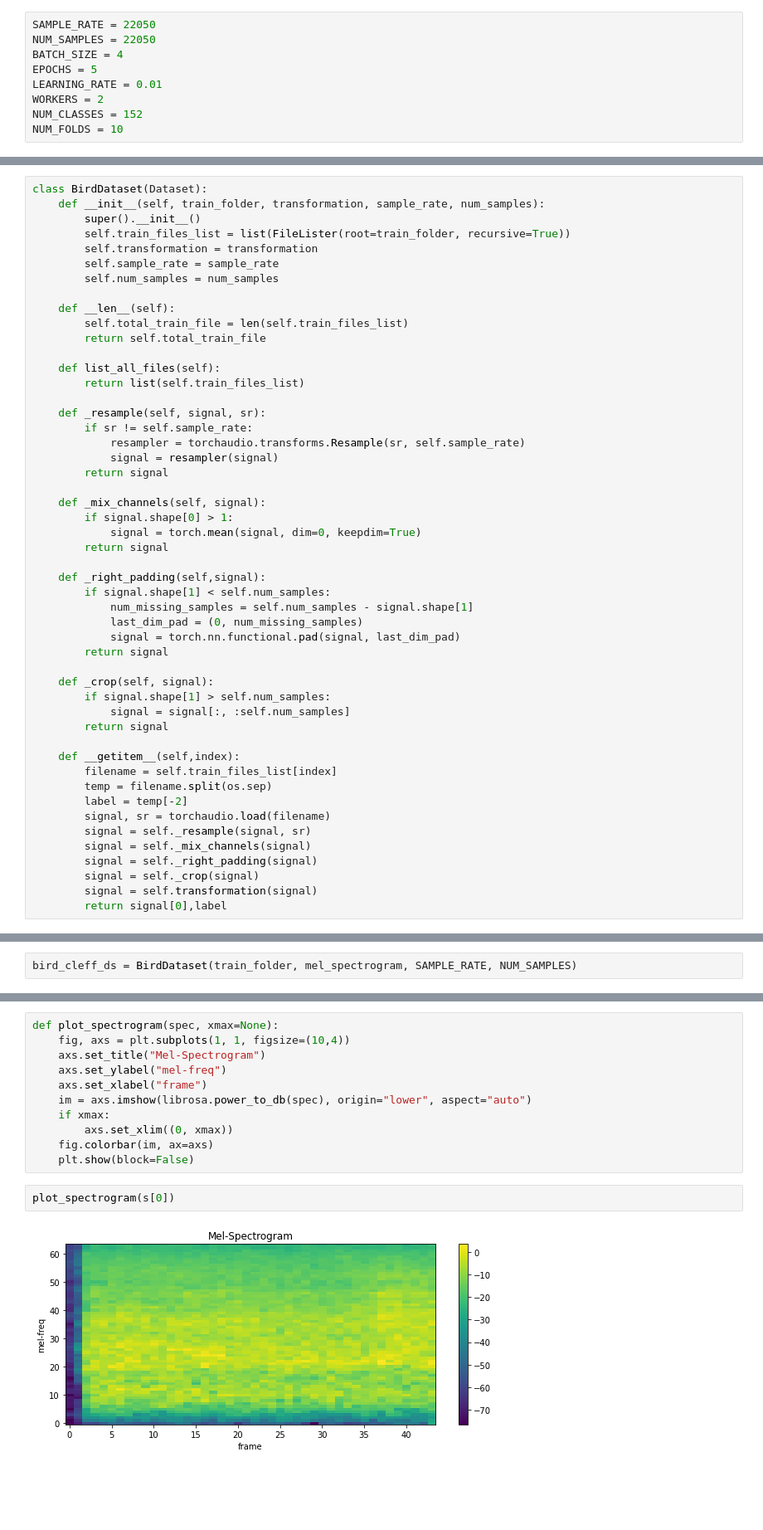
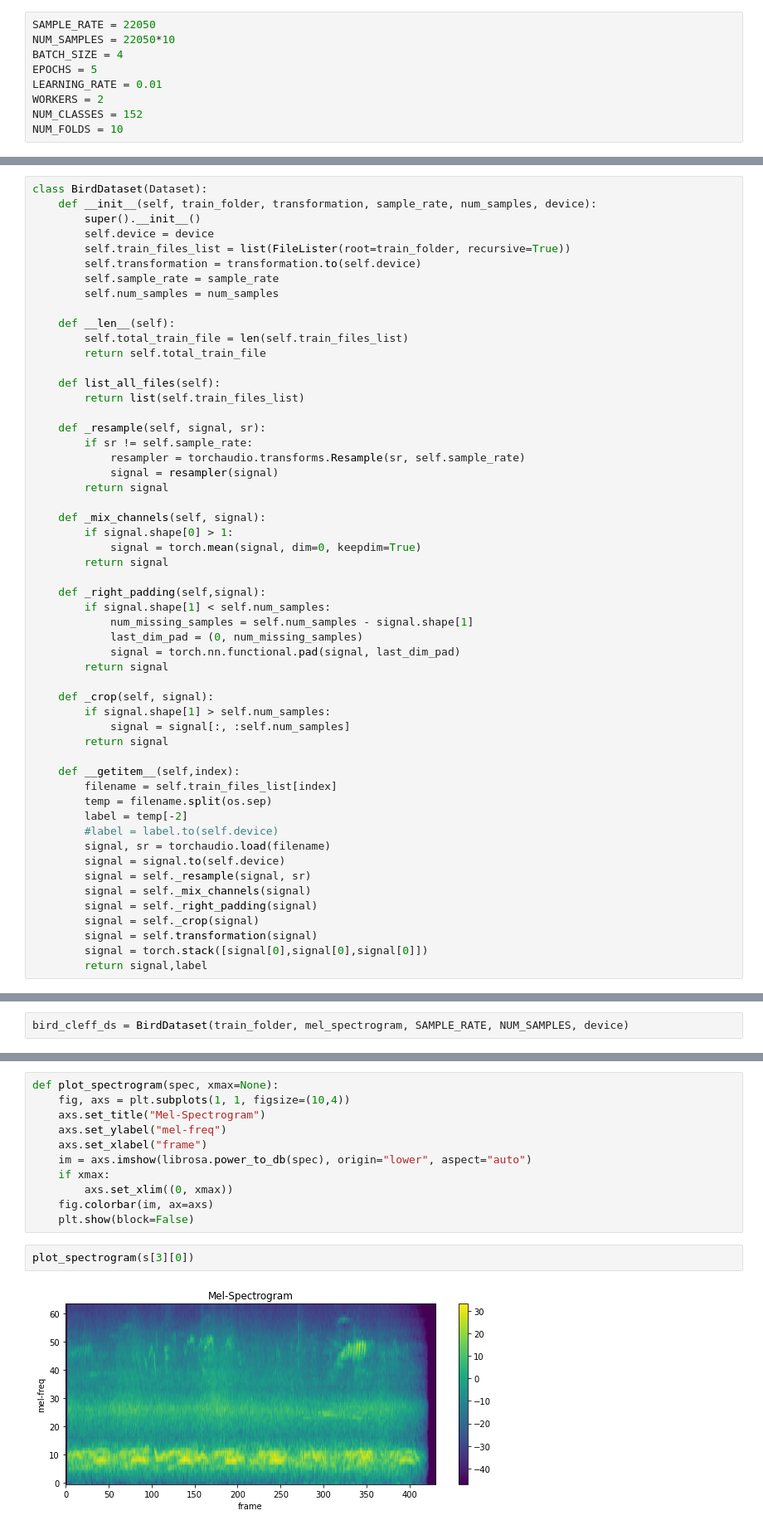
Before and after one commit to Akhilesh-K-Yadav/Kaggle-Projects, a Jupyter notebook: BirdCLEF-22/birdcleff22-pytorch.ipynb, the cells around one changed output, grey strips where cells are left out. Shown at 83% size. Saved outputs shown, nothing was run; the diff lists cells and outputs as text; blank space fills up the shorter version.

```diff
--- a/BirdCLEF-22/birdcleff22-pytorch.ipynb
+++ b/BirdCLEF-22/birdcleff22-pytorch.ipynb
@@ -45,6 +49,6 @@ len(meta_data['primary_label'].unique())
 # %%
 SAMPLE_RATE = 22050
-NUM_SAMPLES = 22050
+NUM_SAMPLES = 22050*10
 BATCH_SIZE = 4
 EPOCHS = 5
 LEARNING_RATE = 0.01
@@ -56,9 +67,10 @@ device = torch.device('cuda' if torch.cuda.is_available() else 'cpu')
 # %%
 class BirdDataset(Dataset):
-    def __init__(self, train_folder, transformation, sample_rate, num_samples):
+    def __init__(self, train_folder, transformation, sample_rate, num_samples, device):
         super().__init__()
+        self.device = device
         self.train_files_list = list(FileLister(root=train_folder, recursive=True))
-        self.transformation = transformation
+        self.transformation = transformation.to(self.device)
         self.sample_rate = sample_rate
         self.num_samples = num_samples
 
@@ -96,17 +108,20 @@ class BirdDataset(Dataset):
         filename = self.train_files_list[index]
         temp = filename.split(os.sep)
         label = temp[-2]
+        #label = label.to(self.device)
         signal, sr = torchaudio.load(filename)
+        signal = signal.to(self.device)
         signal = self._resample(signal, sr)
         signal = self._mix_channels(signal)
         signal = self._right_padding(signal)
         signal = self._crop(signal)
         signal = self.transformation(signal)
-        return signal[0],label
+        signal = torch.stack([signal[0],signal[0],signal[0]])
+        return signal,label
 # %%
 mel_spectrogram = torchaudio.transforms.MelSpectrogram(sample_rate=SAMPLE_RATE, n_fft=1024, hop_length=512, n_mels=64)
 # %%
-bird_cleff_ds = BirdDataset(train_folder, mel_spectrogram, SAMPLE_RATE, NUM_SAMPLES)
+bird_cleff_ds = BirdDataset(train_folder, mel_spectrogram, SAMPLE_RATE, NUM_SAMPLES, device)
 # %%
 train_loader = DataLoader(bird_cleff_ds, batch_size=BATCH_SIZE, shuffle=True)
 # %%
@@ -172,9 +144,9 @@ def plot_spectrogram(spec, xmax=None):
     fig.colorbar(im, ax=axs)
     plt.show(block=False)
 # %%
-plot_spectrogram(s[0])
+plot_spectrogram(s[3][0])
 # %% [output]
-[figure, old version]
+[figure, new version]
 # %%
 def get_model():
     model = models.resnet18(pretrained=True)
```
Also changed, not shown: parts of 11 cells of this notebook.
